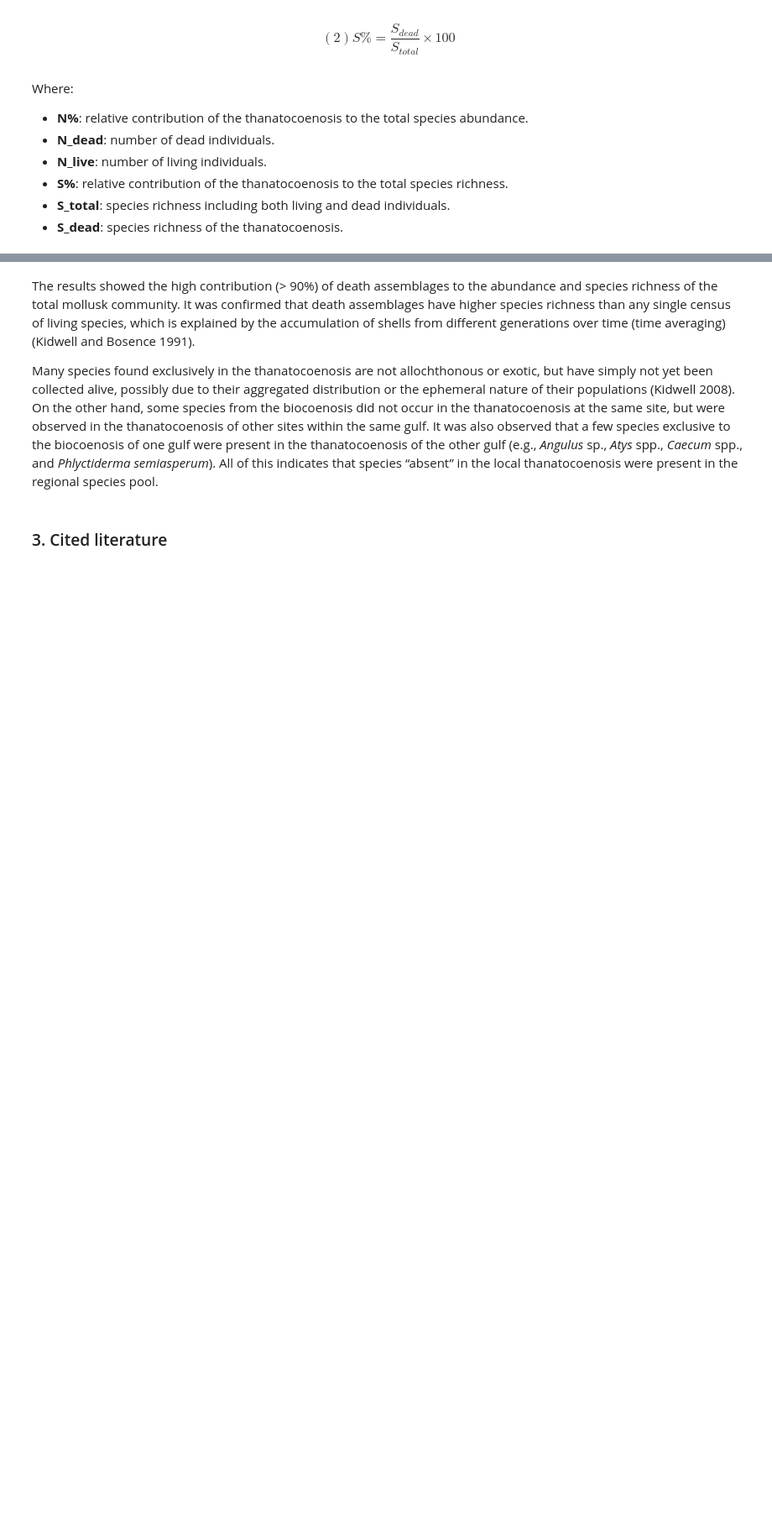
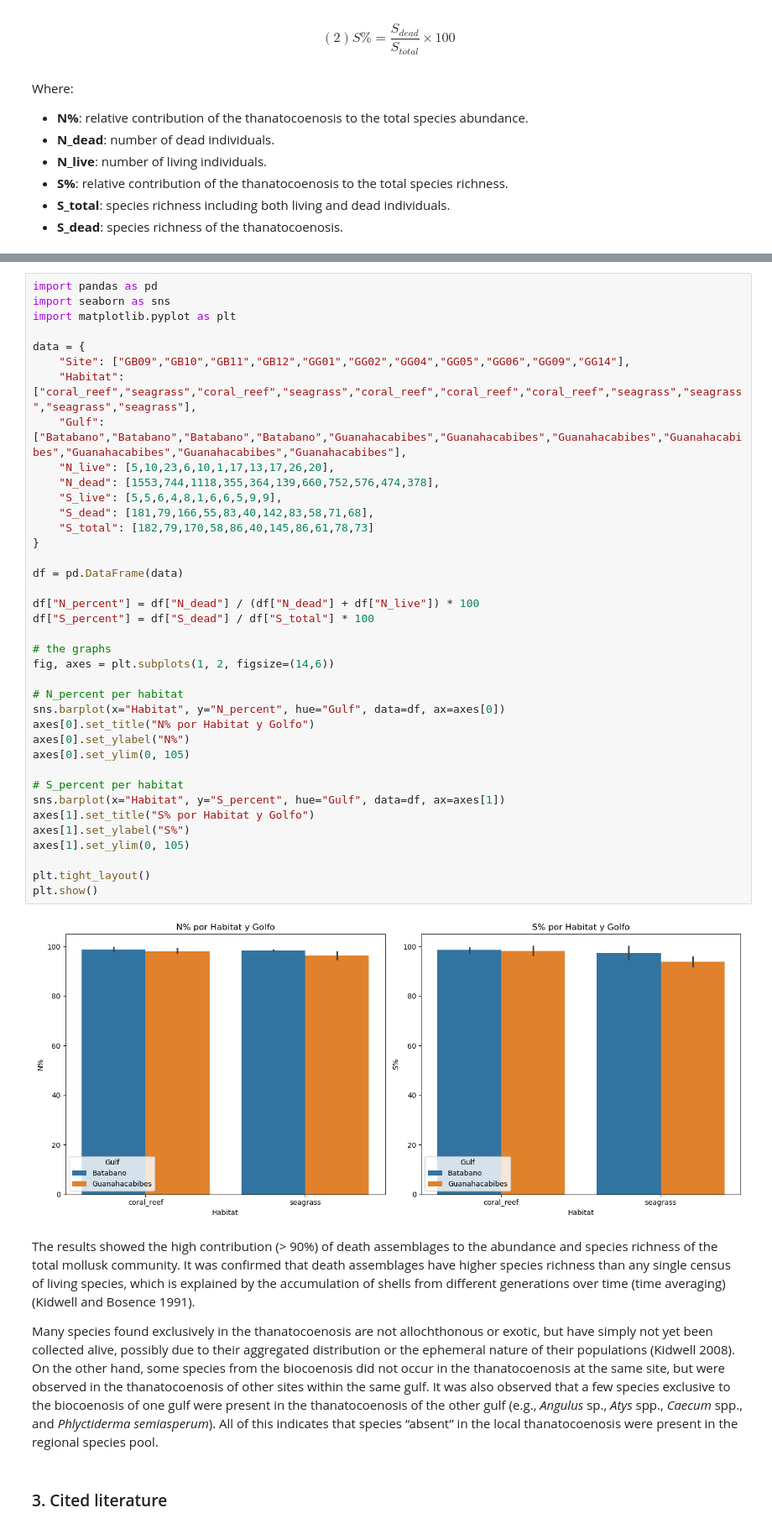
Before and after one commit to roselyperaza2014-blip/CursoPython, a Jupyter notebook: mi_repositorio_Evaluación/Trabajo final.ipynb, the cells around one changed output, grey strips where cells are left out. Shown at 84% size. Cells and saved outputs as stored; diff of their text form; blank space fills up the shorter version.

```diff
--- a/mi_repositorio_Evaluación/Trabajo final.ipynb
+++ b/mi_repositorio_Evaluación/Trabajo final.ipynb
@@ -80,6 +82,46 @@ df.to_csv("mollusk_data_analysis.csv", index=False)
 | GG06   | seagrass   |       17 |      576 |        5 |       58 |        61 |     97.1332 |     95.082  |
 | GG09   | seagrass   |       26 |      474 |        9 |       71 |        78 |     94.8    |     91.0256 |
 | GG14   | seagrass   |       20 |      378 |        9 |       68 |        73 |     94.9749 |     93.1507 |
+# %%
+import pandas as pd
+import seaborn as sns
+import matplotlib.pyplot as plt
+
+data = {
+    "Site": ["GB09","GB10","GB11","GB12","GG01","GG02","GG04","GG05","GG06","GG09","GG14"],
+    "Habitat": ["coral_reef","seagrass","coral_reef","seagrass","coral_reef","coral_reef","coral_reef","seagrass","seagrass","seagrass","seagrass"],
+    "Gulf": ["Batabano","Batabano","Batabano","Batabano","Guanahacabibes","Guanahacabibes","Guanahacabibes","Guanahacabibes","Guanahacabibes","Guanahacabibes","Guanahacabibes"],
+    "N_live": [5,10,23,6,10,1,17,13,17,26,20],
+    "N_dead": [1553,744,1118,355,364,139,660,752,576,474,378],
+    "S_live": [5,5,6,4,8,1,6,6,5,9,9],
+    "S_dead": [181,79,166,55,83,40,142,83,58,71,68],
+    "S_total": [182,79,170,58,86,40,145,86,61,78,73]
+}
+
+df = pd.DataFrame(data)
+
+df["N_percent"] = df["N_dead"] / (df["N_dead"] + df["N_live"]) * 100
+df["S_percent"] = df["S_dead"] / df["S_total"] * 100
+
+# the graphs
+fig, axes = plt.subplots(1, 2, figsize=(14,6))
+
+# N_percent per habitat
+sns.barplot(x="Habitat", y="N_percent", hue="Gulf", data=df, ax=axes[0])
+axes[0].set_title("N% por Habitat y Golfo")
+axes[0].set_ylabel("N%")
+axes[0].set_ylim(0, 105)
+
+# S_percent per habitat
+sns.barplot(x="Habitat", y="S_percent", hue="Gulf", data=df, ax=axes[1])
+axes[1].set_title("S% por Habitat y Golfo")
+axes[1].set_ylabel("S%")
+axes[1].set_ylim(0, 105)
+
+plt.tight_layout()
+plt.show()
+# %% [output]
+[figure, added]
 # %% [markdown]
 The results showed the high contribution (> 90%) of death assemblages to the abundance and species richness of the total mollusk community. It was confirmed that death assemblages have higher species richness than any single census of living species, which is explained by the accumulation of shells from different generations over time (time averaging) (Kidwell and Bosence 1991).
 
```
Also changed, not shown: parts of 3 cells of this notebook.
